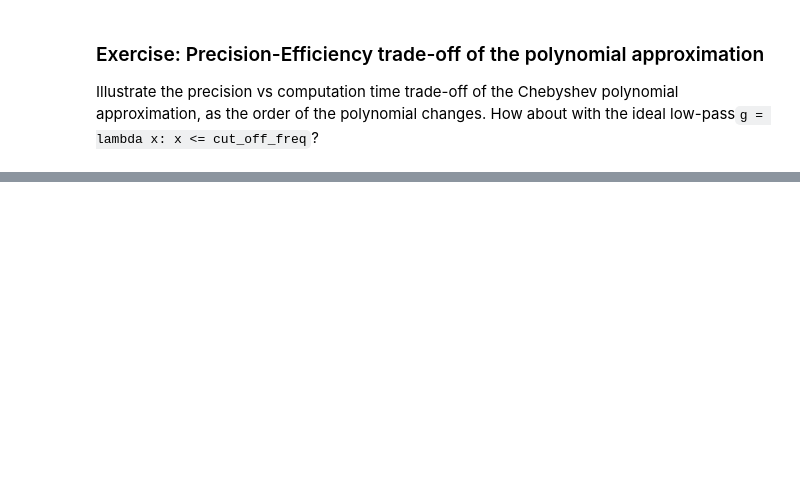
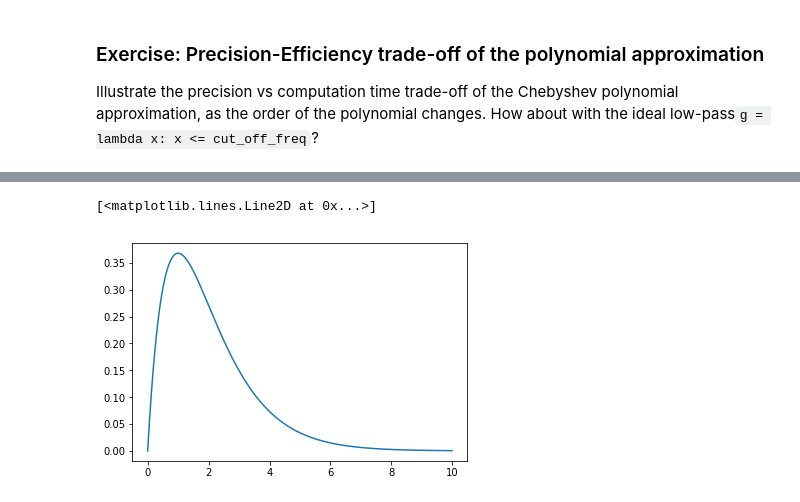
Before and after one commit to mdeff/pygsp_tutorial_graphsip, a Jupyter notebook: notebooks/05_filters.ipynb, the cells around one changed output, grey strips where cells are left out. Cells and saved outputs as stored; diff of their text form; code cells hidden in the pictures; blank space fills up the shorter version.

```diff
--- a/notebooks/05_filters.ipynb
+++ b/notebooks/05_filters.ipynb
@@ -169,0 +190,7 @@ where $y$ is the observed signal, $\alpha$ is an hyper-parameter which controls
+# %%
+# The mexican hat bandpass example
+mex_hat = lambda x: x * np.exp(-x)
+plt.plot(np.arange(0,10,0.01), mex_hat(np.arange(0,10,0.01)))
+# %% [output]
+[<matplotlib.lines.Line2D at 0x...>]
+[figure, added]
```
Also changed, not shown: parts of 32 cells of this notebook.
